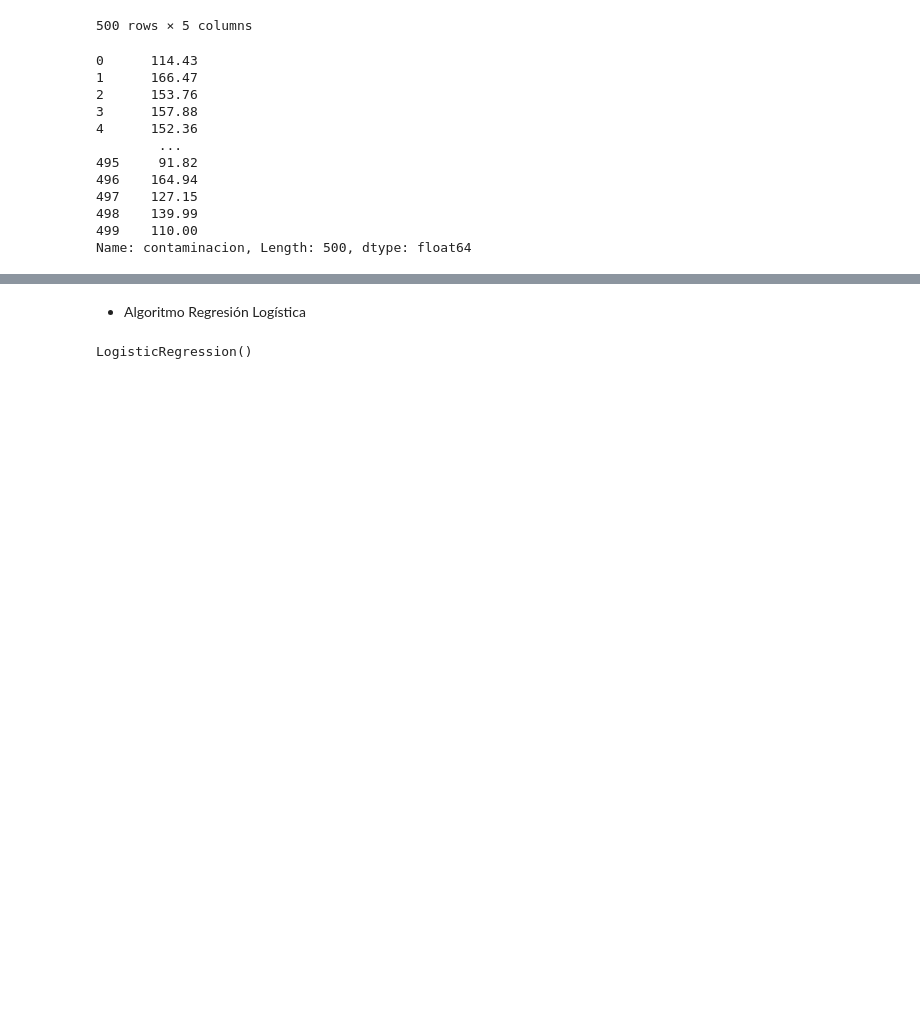
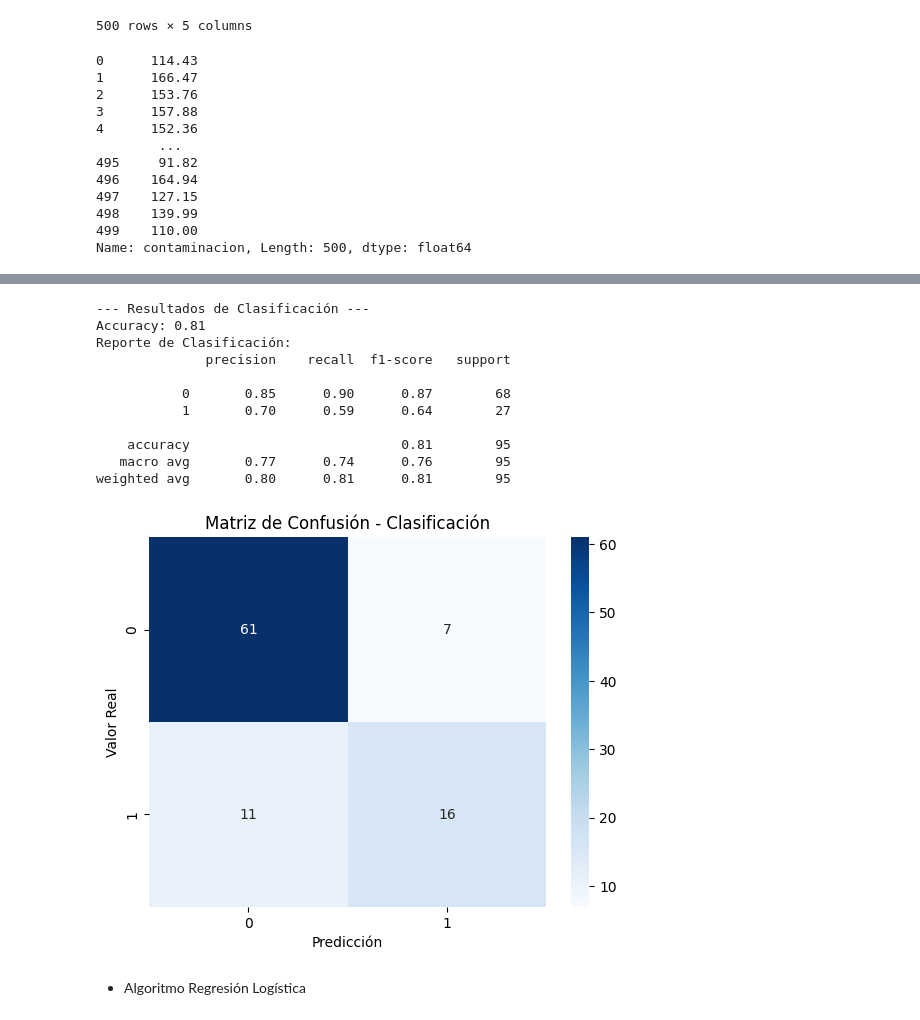
Before and after one commit to Jonagu1/TareasIA-2026, a Jupyter notebook: IA-Tarea4-AprendizajeSupervisado.ipynb, the cells around one changed output, grey strips where cells are left out. Saved outputs shown, nothing was run; the diff lists cells and outputs as text; code cells hidden in the pictures; blank space fills up the shorter version.

```diff
--- a/IA-Tarea4-AprendizajeSupervisado.ipynb
+++ b/IA-Tarea4-AprendizajeSupervisado.ipynb
@@ -103,0 +129,20 @@ X_train, X_test, y_train, y_test = train_test_split(X, y, test_size=0.9, random_
+# %%
+from sklearn.preprocessing import StandardScaler
+import pandas as pd
+
+# 1. Asegúrate de que X solo tiene variables numéricas y no tiene nulos
+# (Si tienes nulos, usa X = X.dropna() antes de este paso)
+datos = datos.dropna(subset=['pm25', 'no2', 'trafico', 'viento', 'alerta', 'contaminacion']).reset_index(drop=True)
+X = datos[['pm25', 'no2', 'trafico', 'viento']]
+
+# 2. Inicializar el escalador
+scaler = StandardScaler()
+
+# 3. Ajustar y transformar los datos (esto devuelve un arreglo de NumPy)
+X_scaled_array = scaler.fit_transform(X)
+
+# 4. Volver a convertirlo en un DataFrame de Pandas para mantener los nombres de las columnas
+X_scaled = pd.DataFrame(X_scaled_array, columns=X.columns)
+
+# Ver los primeros resultados
+display(X_scaled)
@@ -104,8 +163,49 @@ X_train, X_test, y_train, y_test = train_test_split(X, y, test_size=0.9, random_
+# %%
+from sklearn.linear_model import LogisticRegression
+from sklearn.metrics import accuracy_score, classification_report, confusion_matrix
+import seaborn as sns
+import matplotlib.pyplot as plt
+
+# 1. Asegurarnos de que los valores sean enteros (True se convierte en 1, False en 0)
+# Usamos map/replace por si Pandas lo leyó como texto ('True'/'False') o como booleano puro
+datos['alerta'] = datos['alerta'].map({'True': 1, 'False': 0, True: 1, False: 0})
+# 2. Definir nuevamente y_clf
+y_clf = datos['alerta']
+
+# 3. Volver a dividir los datos
+X_train_c, X_test_c, y_train_c, y_test_c = train_test_split(X_scaled, y_clf, test_size=0.2, random_state=42)
+
+# 4. Entrenar el modelo (¡Esto ya no debería dar error!)
+clf_model = LogisticRegression()
+clf_model.fit(X_train_c, y_train_c)
+
+# 5. Predicciones
+y_pred_c = clf_model.predict(X_test_c)
+# Evaluación
+print("--- Resultados de Clasificación ---")
+print(f"Accuracy: {accuracy_score(y_test_c, y_pred_c):.2f}")
+print("Reporte de Clasificación:")
+print(classification_report(y_test_c, y_pred_c))
+
+# Matriz de Confusión
+cm = confusion_matrix(y_test_c, y_pred_c)
+sns.heatmap(cm, annot=True, fmt='d', cmap='Blues')
+plt.title('Matriz de Confusión - Clasificación')
+plt.ylabel('Valor Real')
+plt.xlabel('Predicción')
+plt.show()
+# %% [output]
+--- Resultados de Clasificación ---
+Accuracy: 0.81
+Reporte de Clasificación:
+              precision    recall  f1-score   support
+
+           0       0.85      0.90      0.87        68
+           1       0.70      0.59      0.64        27
+
+    accuracy                           0.81        95
+   macro avg       0.77      0.74      0.76        95
+weighted avg       0.80      0.81      0.81        95
+[figure, added]
 # %% [markdown]
 - Algoritmo Regresión Logística
-# %%
-# Inicializar y entrenar el modelo de regresión logística
-model = LogisticRegression()
-model.fit(X_train, y_train)
-# %% [output]
-LogisticRegression()
```
Also changed, not shown: parts of 28 cells of this notebook.
